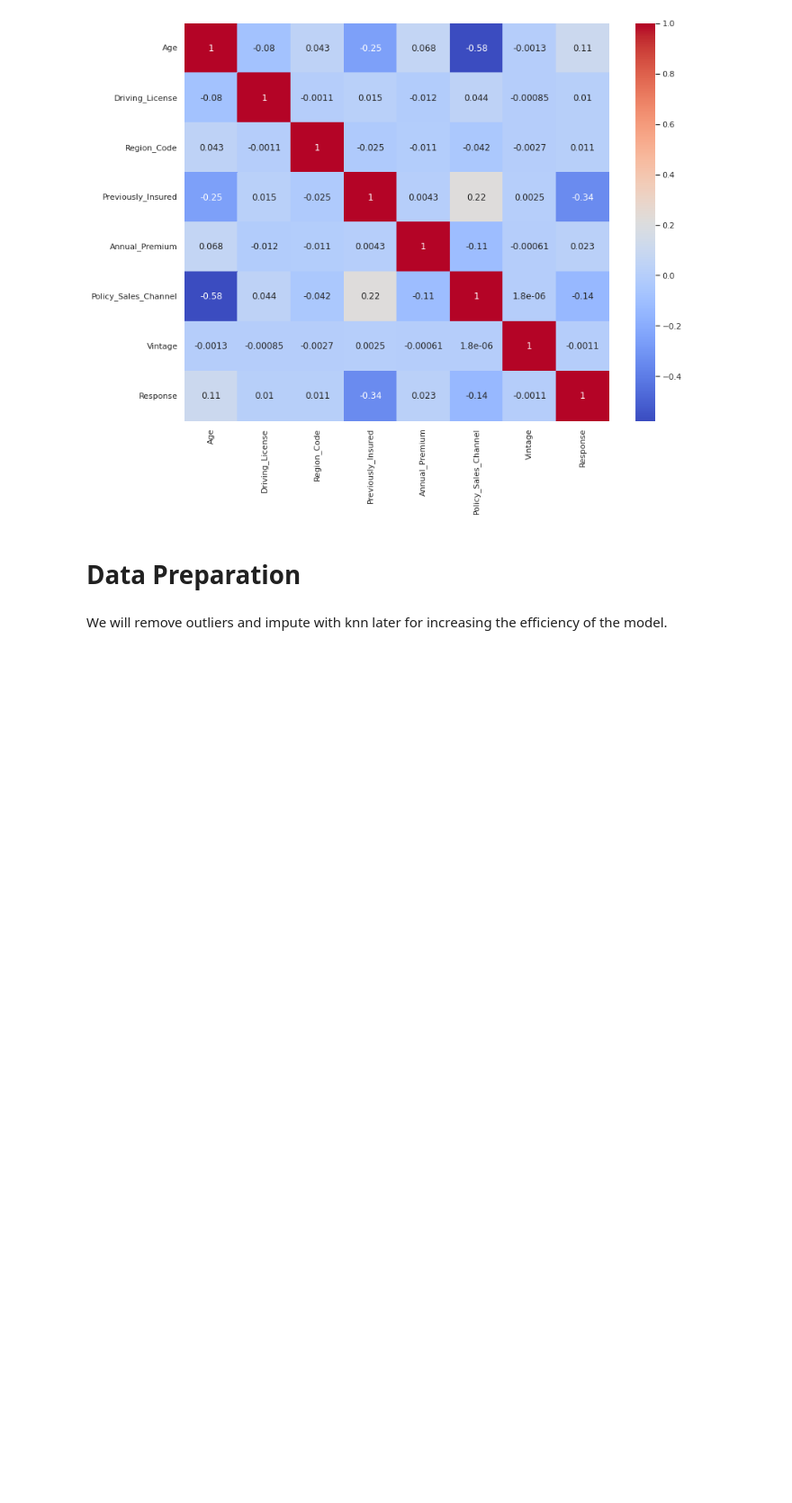
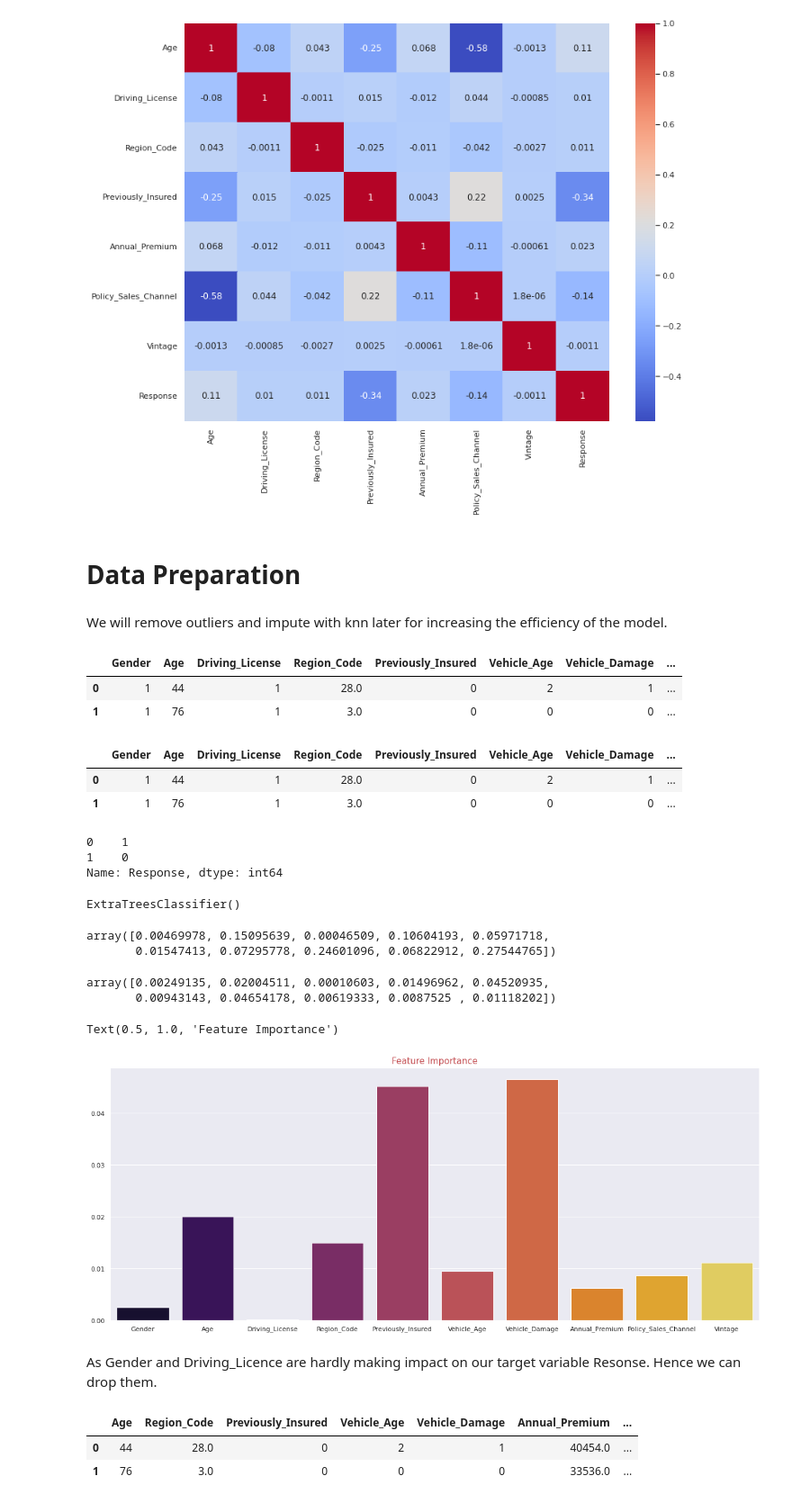
Before and after one commit to GoPlusUltra/Health-Insurance-Cross-Sell-Prediction-Model, a Jupyter notebook: HEALTH_INSURANCE_CROSS_SELL_PREDICTION.ipynb, the cells around one changed output. Shown: that part at 90% size. Cells and saved outputs as stored; diff of their text form; code cells hidden in the pictures; blank space fills up the shorter version.

```diff
--- a/HEALTH_INSURANCE_CROSS_SELL_PREDICTION.ipynb
+++ b/HEALTH_INSURANCE_CROSS_SELL_PREDICTION.ipynb
@@ -252,0 +254,28 @@ We will remove outliers and impute with knn later for increasing the efficiency
+# %%
+df.head(2)
+# %% [output]
+|  | Gender | Age | Driving_License | Region_Code | Previously_Insured | Vehicle_Age | Vehicle_Damage | ... |
+| 0 | 1 | 44 | 1 | 28.0 | 0 | 2 | 1 | ... |
+| 1 | 1 | 76 | 1 | 3.0 | 0 | 0 | 0 | ... |
+# %%
+X=df.drop('Response',axis=1)
+y=df['Response']
+# %%
+X.head(2)
+# %% [output]
+|  | Gender | Age | Driving_License | Region_Code | Previously_Insured | Vehicle_Age | Vehicle_Damage | ... |
+| 0 | 1 | 44 | 1 | 28.0 | 0 | 2 | 1 | ... |
+| 1 | 1 | 76 | 1 | 3.0 | 0 | 0 | 0 | ... |
+# %%
+y.head(2)
+# %% [output]
+0    1
+1    0
+Name: Response, dtype: int64
+# %%
+from sklearn.ensemble import ExtraTreesClassifier
+extra_tree_classifier = ExtraTreesClassifier()
+# %%
+extra_tree_classifier.fit(X,y)
+# %% [output]
+ExtraTreesClassifier()
@@ -252,0 +284,23 @@ We will remove outliers and impute with knn later for increasing the efficiency
+# %%
+feature_importance
+# %% [output]
+array([0.00469978, 0.15095639, 0.00046509, 0.10604193, 0.05971718,
+       0.01547413, 0.07295778, 0.24601096, 0.06822912, 0.27544765])
+# %%
+feature_importance_normalized = np.std([tree.feature_importances_ for tree in
+                                        extra_tree_classifier.estimators_],
+                                        axis = 0)
+# %%
+feature_importance_normalized
+# %% [output]
+array([0.00249135, 0.02004511, 0.00010603, 0.01496962, 0.04520935,
+       0.00943143, 0.04654178, 0.00619333, 0.0087525 , 0.01118202])
+# %%
+plt.figure(figsize=(20,8))
+sns.barplot(x=X.columns,y=feature_importance_normalized,palette='inferno')
+plt.title('Feature Importance',color='r', fontsize=15)
+# %% [output]
+Text(0.5, 1.0, 'Feature Importance')
+[figure, added]
+# %% [markdown]
+As Gender and Driving_Licence are hardly making impact on our target variable Resonse. Hence we can drop them.
@@ -253,3 +309,9 @@ We will remove outliers and impute with knn later for increasing the efficiency
+# %%
+X.head(2)
+# %% [output]
+|  | Age | Region_Code | Previously_Insured | Vehicle_Age | Vehicle_Damage | Annual_Premium | ... |
+| 0 | 44 | 28.0 | 0 | 2 | 1 | 40454.0 | ... |
+| 1 | 76 | 3.0 | 0 | 0 | 0 | 33536.0 | ... |
 # %%
 plt.figure(figsize=(2,5), dpi=150)
 sns.heatmap(df.corr()[["Response"]].sort_values
```
Also changed, not shown: parts of 10 cells of this notebook.
